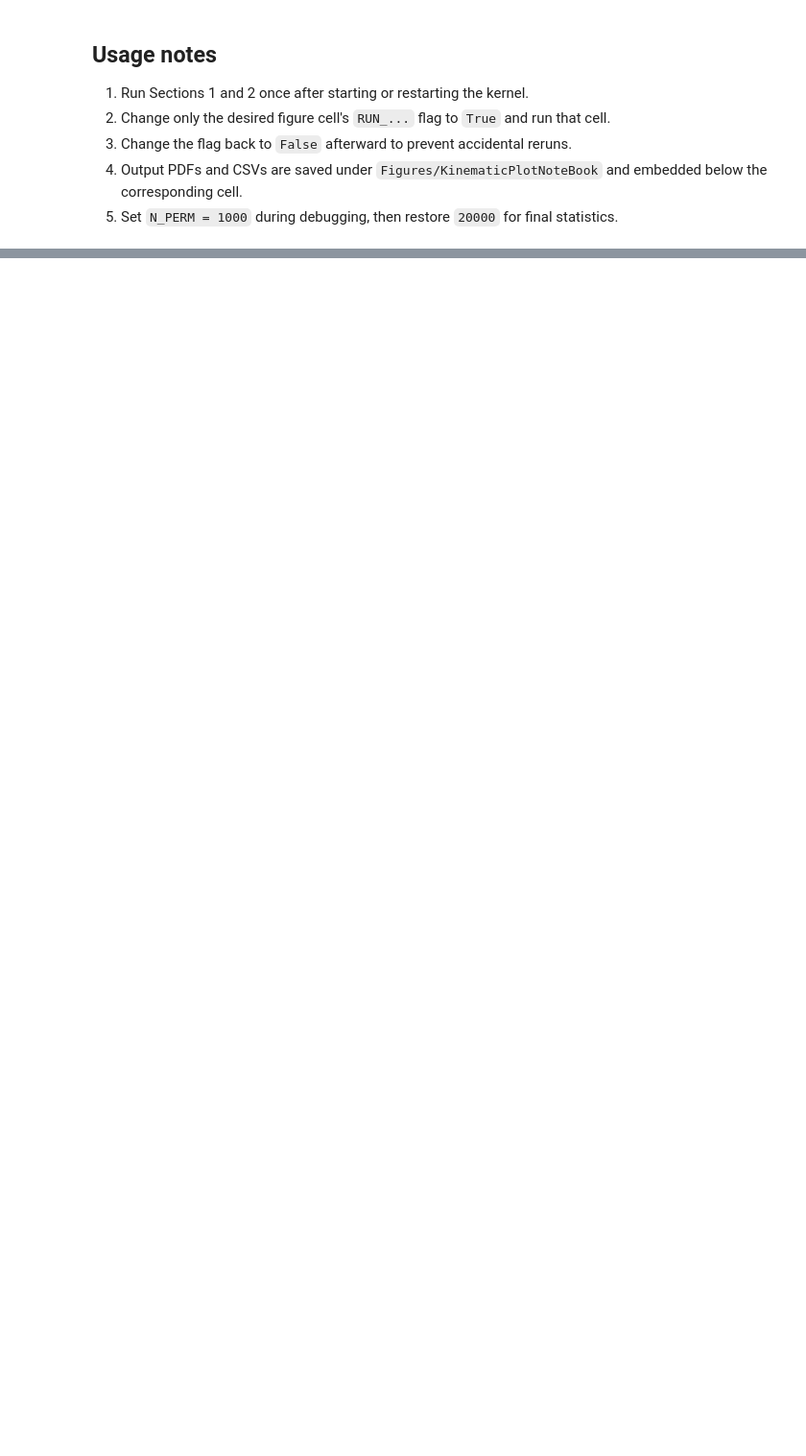
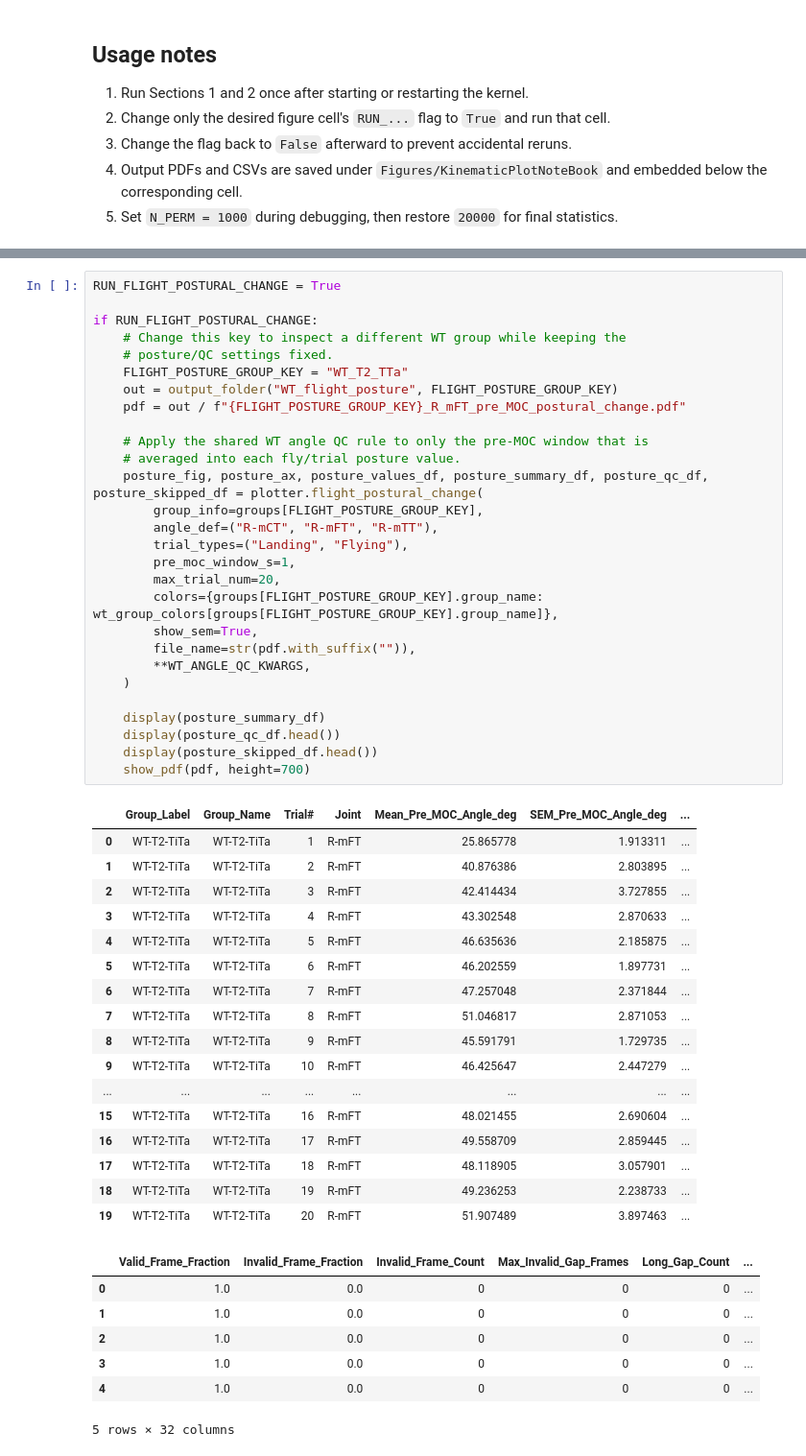
Before and after one commit to TseWeiKuo/AnalysisAndFigures, a Jupyter notebook: WT-LP_and_ConGeo.ipynb, the cells around one changed output, grey strips where cells are left out. Shown at 96% size. Drawn from its saved outputs; the diff is of its cells as text; blank space fills up the shorter version.

```diff
--- a/WT-LP_and_ConGeo.ipynb
+++ b/WT-LP_and_ConGeo.ipynb
@@ -748,0 +749,53 @@ if RUN_BO_NB_PATH_EFFICIENCY:
+# %%
+RUN_FLIGHT_POSTURAL_CHANGE = True
+
+if RUN_FLIGHT_POSTURAL_CHANGE:
+    # Change this key to inspect a different WT group while keeping the
+    # posture/QC settings fixed.
+    FLIGHT_POSTURE_GROUP_KEY = "WT_T2_TTa"
+    out = output_folder("WT_flight_posture", FLIGHT_POSTURE_GROUP_KEY)
+    pdf = out / f"{FLIGHT_POSTURE_GROUP_KEY}_R_mFT_pre_MOC_postural_change.pdf"
+
+    # Apply the shared WT angle QC rule to only the pre-MOC window that is
+    # averaged into each fly/trial posture value.
+    posture_fig, posture_ax, posture_values_df, posture_summary_df, posture_qc_df, posture_skipped_df = plotter.flight_postural_change(
+        group_info=groups[FLIGHT_POSTURE_GROUP_KEY],
+        angle_def=("R-mCT", "R-mFT", "R-mTT"),
+        trial_types=("Landing", "Flying"),
+        pre_moc_window_s=1,
+        max_trial_num=20,
+        colors={groups[FLIGHT_POSTURE_GROUP_KEY].group_name: wt_group_colors[groups[FLIGHT_POSTURE_GROUP_KEY].group_name]},
+        show_sem=True,
+        file_name=str(pdf.with_suffix("")),
+        **WT_ANGLE_QC_KWARGS,
+    )
+
+    display(posture_summary_df)
+    display(posture_qc_df.head())
+    display(posture_skipped_df.head())
+    show_pdf(pdf, height=700)
+# %% [output]
+|  | Group_Label | Group_Name | Trial# | Joint | Mean_Pre_MOC_Angle_deg | SEM_Pre_MOC_Angle_deg | ... |
+| 0 | WT-T2-TiTa | WT-T2-TiTa | 1 | R-mFT | 25.865778 | 1.913311 | ... |
+| 1 | WT-T2-TiTa | WT-T2-TiTa | 2 | R-mFT | 40.876386 | 2.803895 | ... |
+| 2 | WT-T2-TiTa | WT-T2-TiTa | 3 | R-mFT | 42.414434 | 3.727855 | ... |
+| 3 | WT-T2-TiTa | WT-T2-TiTa | 4 | R-mFT | 43.302548 | 2.870633 | ... |
+| 4 | WT-T2-TiTa | WT-T2-TiTa | 5 | R-mFT | 46.635636 | 2.185875 | ... |
+| 5 | WT-T2-TiTa | WT-T2-TiTa | 6 | R-mFT | 46.202559 | 1.897731 | ... |
+| 6 | WT-T2-TiTa | WT-T2-TiTa | 7 | R-mFT | 47.257048 | 2.371844 | ... |
+| 7 | WT-T2-TiTa | WT-T2-TiTa | 8 | R-mFT | 51.046817 | 2.871053 | ... |
+| 8 | WT-T2-TiTa | WT-T2-TiTa | 9 | R-mFT | 45.591791 | 1.729735 | ... |
+| 9 | WT-T2-TiTa | WT-T2-TiTa | 10 | R-mFT | 46.425647 | 2.447279 | ... |
+| ... | ... | ... | ... | ... | ... | ... | ... |
+| 15 | WT-T2-TiTa | WT-T2-TiTa | 16 | R-mFT | 48.021455 | 2.690604 | ... |
+| 16 | WT-T2-TiTa | WT-T2-TiTa | 17 | R-mFT | 49.558709 | 2.859445 | ... |
+| 17 | WT-T2-TiTa | WT-T2-TiTa | 18 | R-mFT | 48.118905 | 3.057901 | ... |
+| 18 | WT-T2-TiTa | WT-T2-TiTa | 19 | R-mFT | 49.236253 | 2.238733 | ... |
+| 19 | WT-T2-TiTa | WT-T2-TiTa | 20 | R-mFT | 51.907489 | 3.897463 | ... |
+|  | Valid_Frame_Fraction | Invalid_Frame_Fraction | Invalid_Frame_Count | Max_Invalid_Gap_Frames | Long_Gap_Count | ... |
+| 0 | 1.0 | 0.0 | 0 | 0 | 0 | ... |
+| 1 | 1.0 | 0.0 | 0 | 0 | 0 | ... |
+| 2 | 1.0 | 0.0 | 0 | 0 | 0 | ... |
+| 3 | 1.0 | 0.0 | 0 | 0 | 0 | ... |
+| 4 | 1.0 | 0.0 | 0 | 0 | 0 | ... |
+5 rows × 32 columns
```
Also changed, not shown: parts of 5 cells of this notebook, 10 other files.
